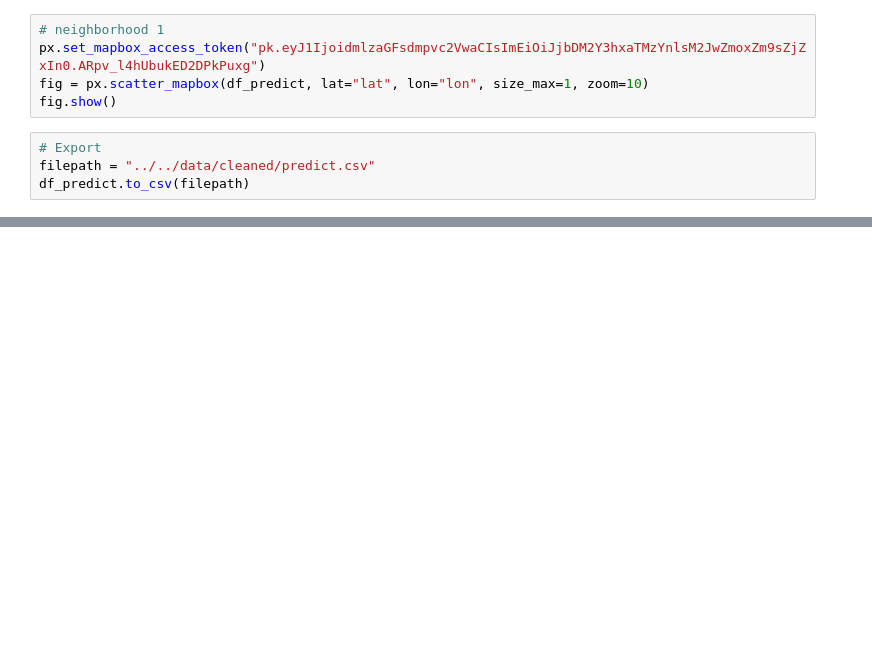
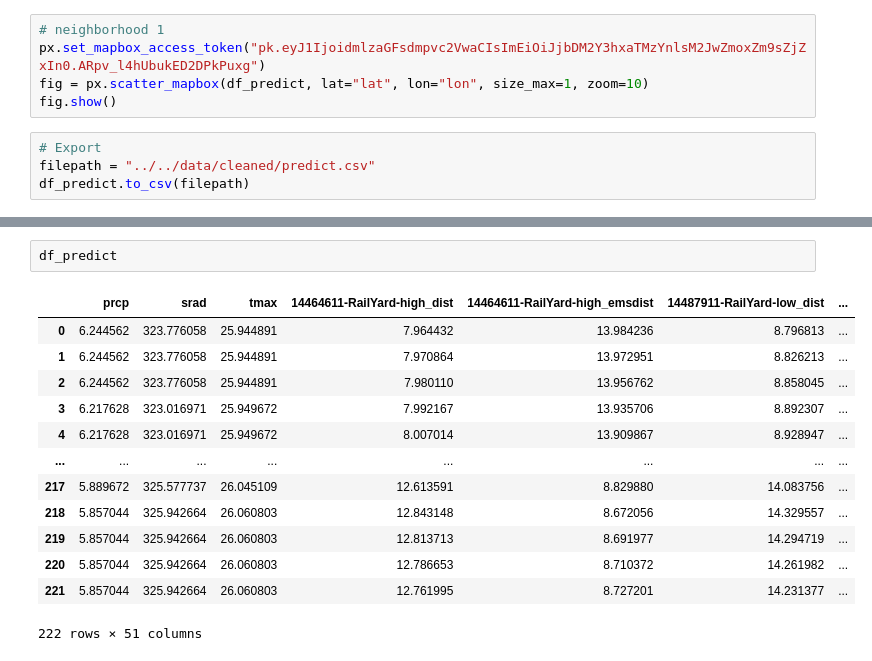
Before and after one commit to v4vigtory/Hyperlocal-Air-Quality-Prediction-in-Houston-neighborhoods, a Jupyter notebook: notebooks/models/prediction.ipynb, the cells around one changed output, grey strips where cells are left out. Saved outputs shown, nothing was run; the diff lists cells and outputs as text; blank space fills up the shorter version.

```diff
--- a/notebooks/models/prediction.ipynb
+++ b/notebooks/models/prediction.ipynb
@@ -144,0 +210,16 @@ df_predict.to_csv(filepath)
+# %%
+df_predict
+# %% [output]
+|  | prcp | srad | tmax | 14464611-RailYard-high_dist | 14464611-RailYard-high_emsdist | 14487911-RailYard-low_dist | ... |
+| 0 | 6.244562 | 323.776058 | 25.944891 | 7.964432 | 13.984236 | 8.796813 | ... |
+| 1 | 6.244562 | 323.776058 | 25.944891 | 7.970864 | 13.972951 | 8.826213 | ... |
+| 2 | 6.244562 | 323.776058 | 25.944891 | 7.980110 | 13.956762 | 8.858045 | ... |
+| 3 | 6.217628 | 323.016971 | 25.949672 | 7.992167 | 13.935706 | 8.892307 | ... |
+| 4 | 6.217628 | 323.016971 | 25.949672 | 8.007014 | 13.909867 | 8.928947 | ... |
+| ... | ... | ... | ... | ... | ... | ... | ... |
+| 217 | 5.889672 | 325.577737 | 26.045109 | 12.613591 | 8.829880 | 14.083756 | ... |
+| 218 | 5.857044 | 325.942664 | 26.060803 | 12.843148 | 8.672056 | 14.329557 | ... |
+| 219 | 5.857044 | 325.942664 | 26.060803 | 12.813713 | 8.691977 | 14.294719 | ... |
+| 220 | 5.857044 | 325.942664 | 26.060803 | 12.786653 | 8.710372 | 14.261982 | ... |
+| 221 | 5.857044 | 325.942664 | 26.060803 | 12.761995 | 8.727201 | 14.231377 | ... |
+222 rows × 51 columns
```
Also changed, not shown: parts of 14 cells of this notebook.
